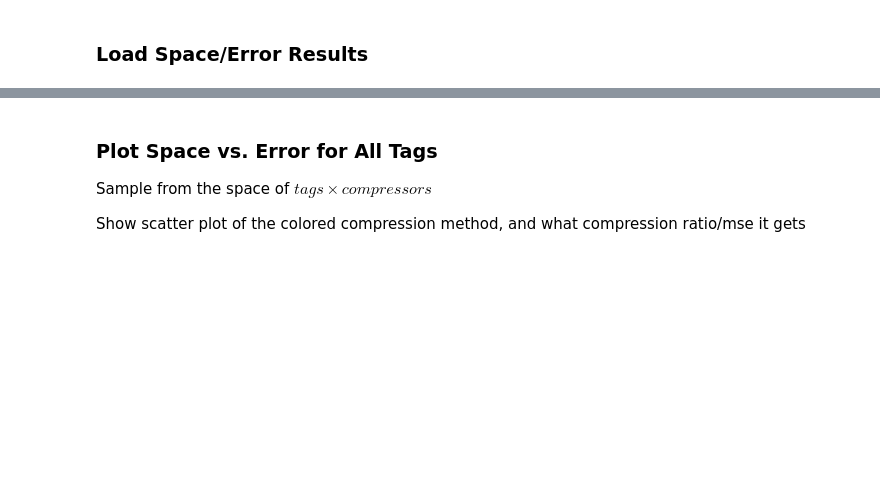
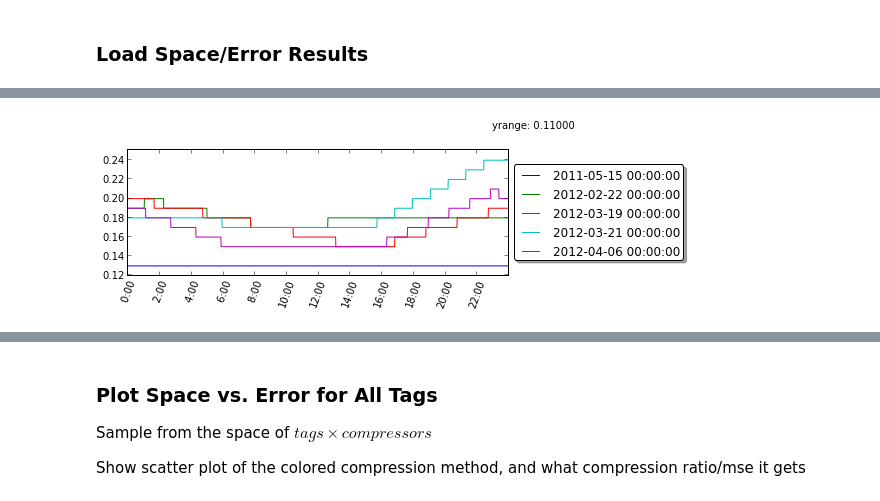
Before and after one commit to melkherj/SmartGridProject, a Jupyter notebook: notebooks/Old/Compression_Performance.ipynb, the cells around one changed output, grey strips where cells are left out. Drawn from its saved outputs; the diff is of its cells as text; code cells hidden in the pictures; blank space fills up the shorter version.

```diff
--- a/notebooks/Compression_Performance.ipynb
+++ b/notebooks/Old/Compression_Performance.ipynb
@@ -50,6 +50,6 @@ import matplotlib.cm as cm
 # %%
 # Load compressed data
 compression_dir = os.path.join(os.environ['SMART_GRID_DATA'],'compression')
-context = load_compressed_tag_errs(os.path.join(compression_dir,'temp_tiny_compressed'))
+context = load_compressed_tag_errs(os.path.join(compression_dir,'all_compressed2'))
 df_compressed = context['df']
 tag_list = context['tag_list']
@@ -154,0 +245,5 @@ se = pd.read_csv(se_path,names=['tag','compressor','space_err'],sep='^')
+# %%
+df = get_tag_series(tag)
+plot_daily_series(df)
+# %% [output]
+[figure, added]
```
Also changed, not shown: parts of 18 cells of this notebook, 5 other files.
